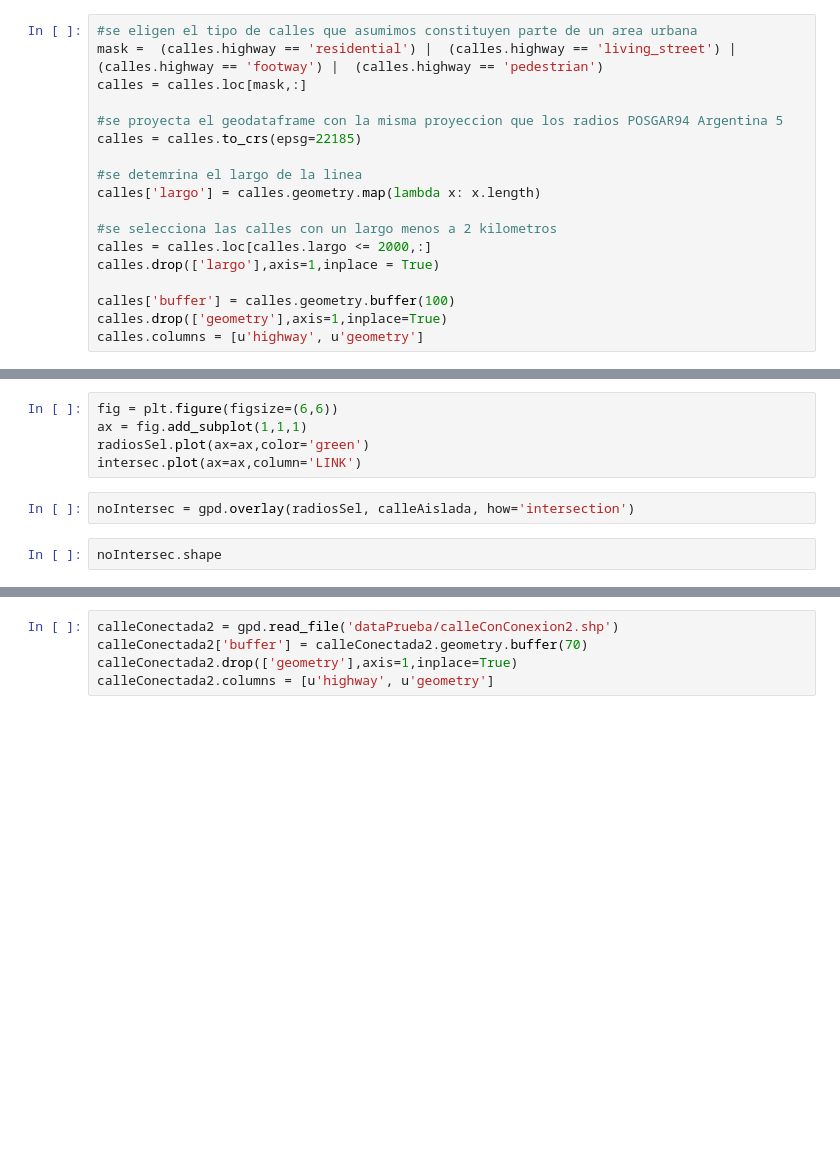
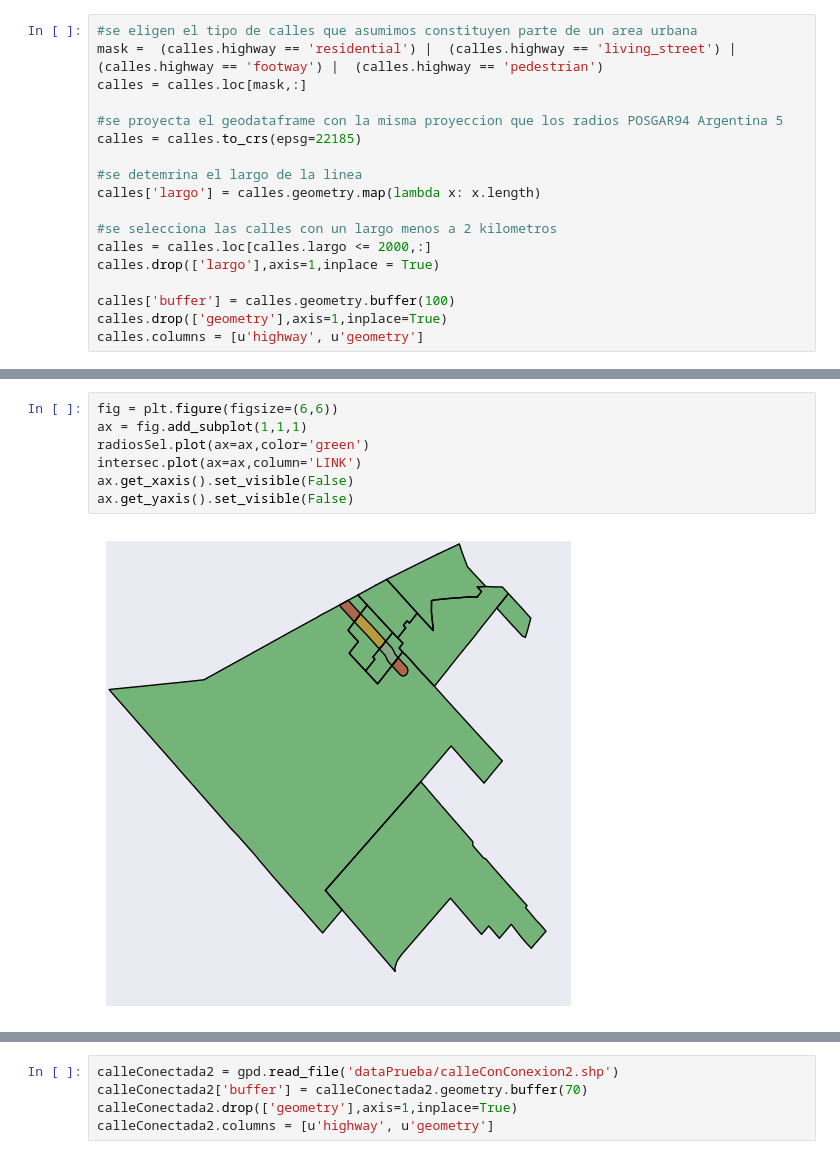
Before and after one commit to alephcero/thesis, a Jupyter notebook: src/crearCartografiaAGBA.ipynb, the cells around one changed output, grey strips where cells are left out. Cells and saved outputs as stored; diff of their text form; blank space fills up the shorter version.

```diff
--- a/src/crearCartografiaAGBA.ipynb
+++ b/src/crearCartografiaAGBA.ipynb
@@ -313,9 +375,9 @@ intersec
 # %%
 fig = plt.figure(figsize=(6,6))
 ax = fig.add_subplot(1,1,1)
 radiosSel.plot(ax=ax,color='green')
 intersec.plot(ax=ax,column='LINK')
+ax.get_xaxis().set_visible(False)
+ax.get_yaxis().set_visible(False)
+# %% [output]
+[figure, added]
-# %%
-noIntersec = gpd.overlay(radiosSel, calleAislada, how='intersection')
-# %%
-noIntersec.shape
```
Also changed, not shown: parts of 37 cells of this notebook, 1 other file.
